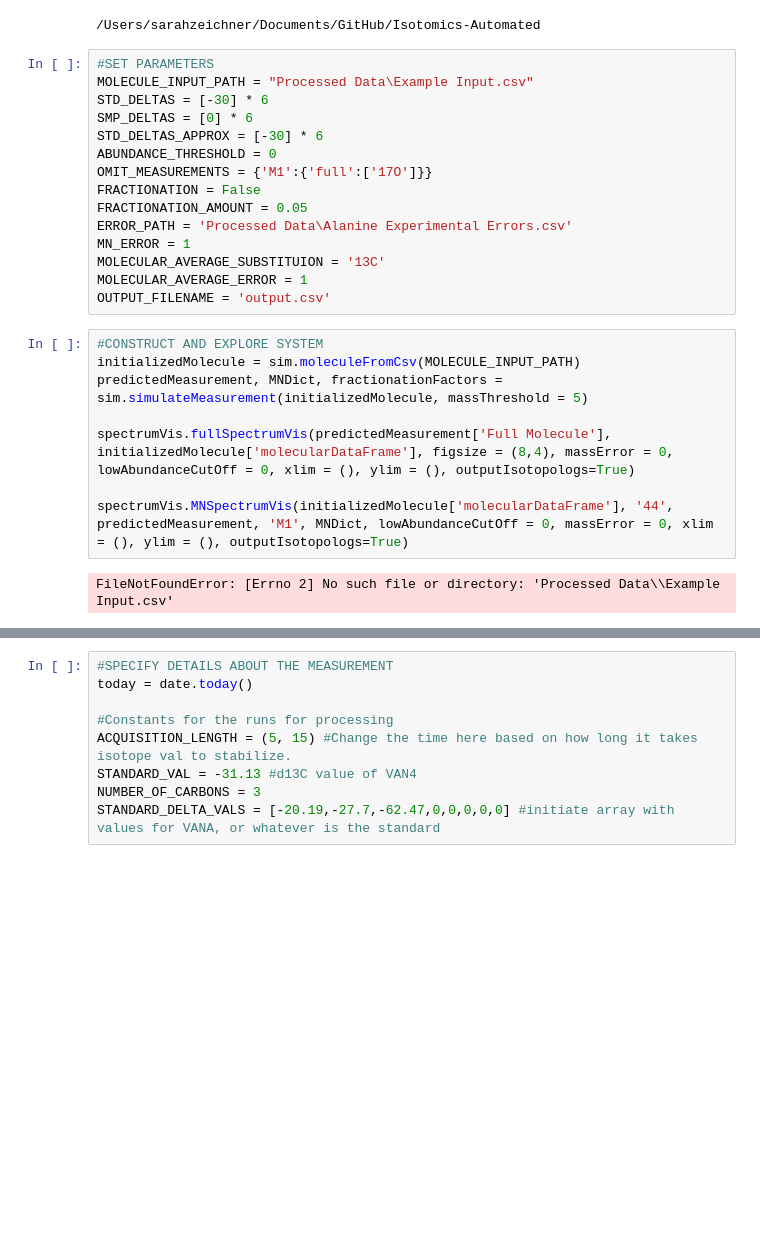
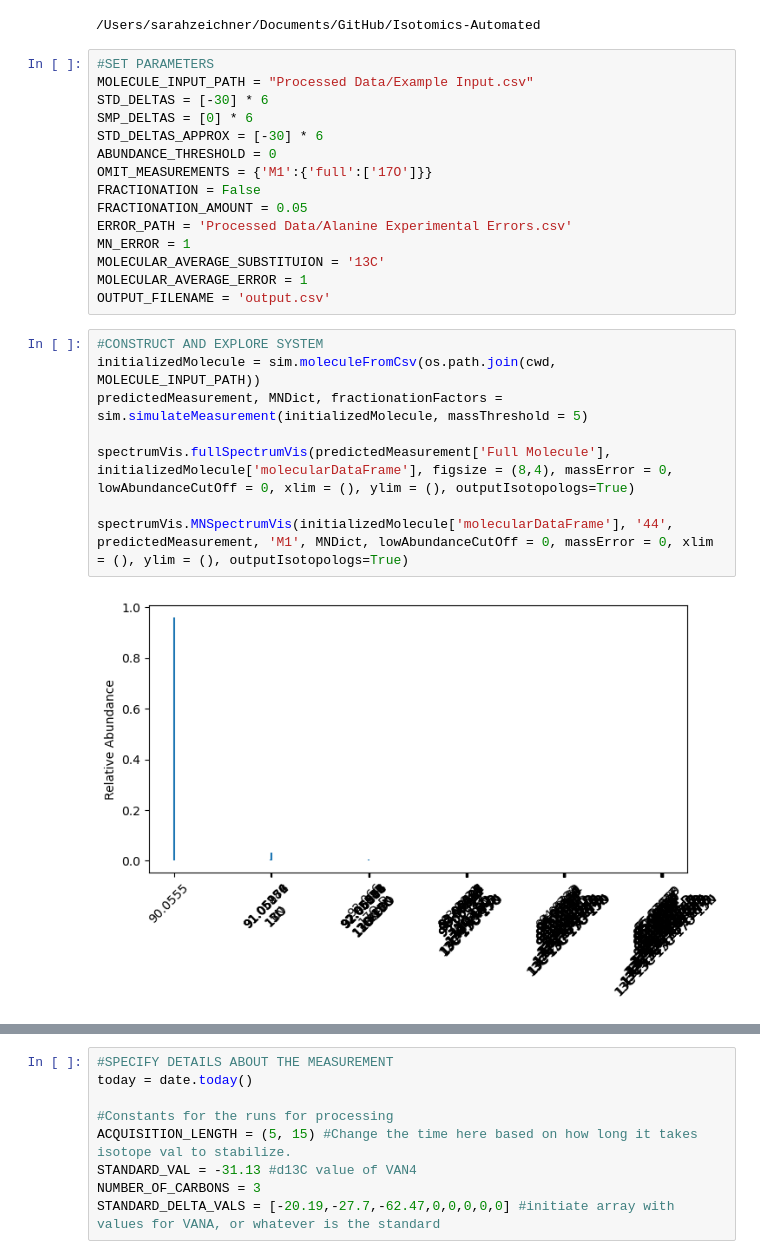
Before and after one commit to Csernica/Isotomics-Automated, a Jupyter notebook: alanine Example Script.ipynb, the cells around one changed output, grey strips where cells are left out. Saved outputs shown, nothing was run; the diff lists cells and outputs as text; blank space fills up the shorter version.

Commit message:
update data processing code

```diff
--- a/alanine Example Script.ipynb
+++ b/alanine Example Script.ipynb
@@ -28,7 +28,7 @@ import spectrumVis
 /Users/sarahzeichner/Documents/GitHub/Isotomics-Automated
 # %%
 #SET PARAMETERS
-MOLECULE_INPUT_PATH = "Processed Data\Example Input.csv"
+MOLECULE_INPUT_PATH = "Processed Data/Example Input.csv"
 STD_DELTAS = [-30] * 6
 SMP_DELTAS = [0] * 6
 STD_DELTAS_APPROX = [-30] * 6
@@ -36,18 +36,18 @@ ABUNDANCE_THRESHOLD = 0
 OMIT_MEASUREMENTS = {'M1':{'full':['17O']}}
 FRACTIONATION = False
 FRACTIONATION_AMOUNT = 0.05
-ERROR_PATH = 'Processed Data\Alanine Experimental Errors.csv'
+ERROR_PATH = 'Processed Data/Alanine Experimental Errors.csv'
 MN_ERROR = 1
 MOLECULAR_AVERAGE_SUBSTITUION = '13C'
 MOLECULAR_AVERAGE_ERROR = 1
 OUTPUT_FILENAME = 'output.csv'
 # %%
 #CONSTRUCT AND EXPLORE SYSTEM
-initializedMolecule = sim.moleculeFromCsv(MOLECULE_INPUT_PATH)
+initializedMolecule = sim.moleculeFromCsv(os.path.join(cwd, MOLECULE_INPUT_PATH))
 predictedMeasurement, MNDict, fractionationFactors = sim.simulateMeasurement(initializedMolecule, massThreshold = 5)
 
 spectrumVis.fullSpectrumVis(predictedMeasurement['Full Molecule'], initializedMolecule['molecularDataFrame'], figsize = (8,4), massError = 0, lowAbundanceCutOff = 0, xlim = (), ylim = (), outputIsotopologs=True)
 
 spectrumVis.MNSpectrumVis(initializedMolecule['molecularDataFrame'], '44', predictedMeasurement, 'M1', MNDict, lowAbundanceCutOff = 0, massError = 0, xlim = (), ylim = (), outputIsotopologs=True)
 # %% [output]
-FileNotFoundError: [Errno 2] No such file or directory: 'Processed Data\\Example Input.csv'
+[figure, added]
```
Also changed, not shown: parts of 4 cells of this notebook, 17 other files.
